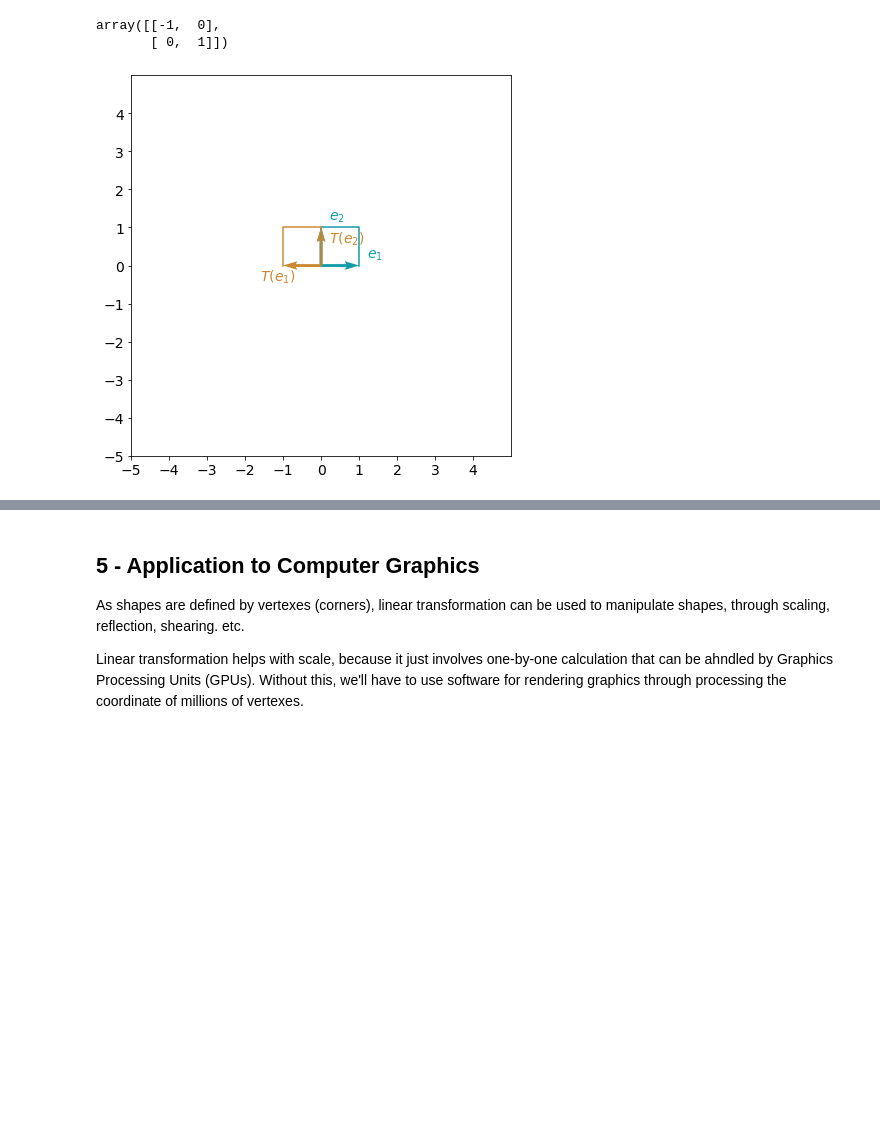
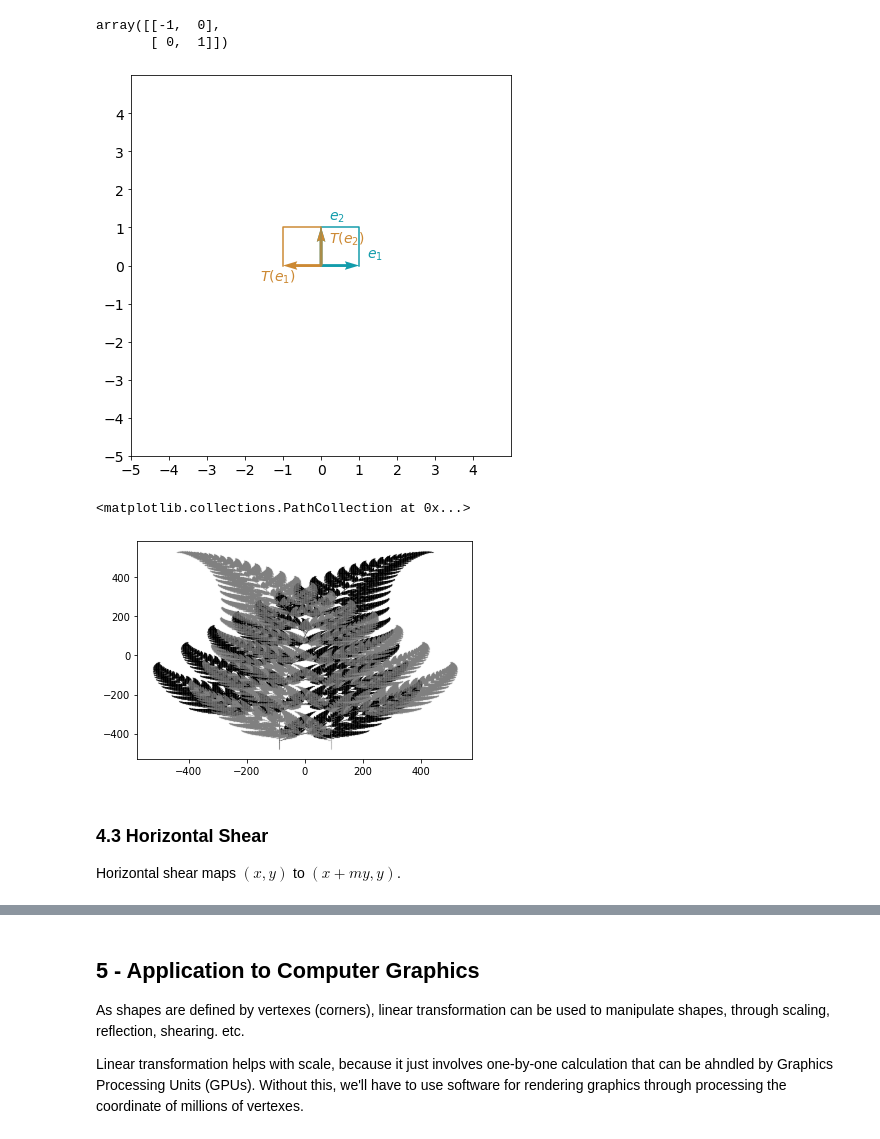
Before and after one commit to anbinh-bui/Linear-Algebra-DeepLearning.AI, a Jupyter notebook: Week 3-3.ipynb, the cells around one changed output, grey strips where cells are left out. Drawn from its saved outputs; the diff is of its cells as text; code cells hidden in the pictures; blank space fills up the shorter version.

```diff
--- a/Week 3-3.ipynb
+++ b/Week 3-3.ipynb
@@ -147,7 +159,14 @@ transform_vectors(T_vertical_reflection, e1, e2)
 # %% [output]
 array([[-1,  0],
        [ 0,  1]])
-# %%
-plot_transformation(T_vertical_reflection, e1, e2)
-# %% [output]
-[figure, removed]
+# %%
+plot_transformation(T_vertical_reflection, e1, e2)
+plt.scatter(img[0], img[1], s = 0.001, color = 'black')
+plt.scatter(T_vertical_reflection(img)[0], T_vertical_reflection(img)[1], s = 0.001, color = 'grey')
+# %% [output]
+[figure, added]
+<matplotlib.collections.PathCollection at 0x...>
+[figure, added]
+# %% [markdown]
+### 4.3 Horizontal Shear
+Horizontal shear maps $(x, y)$ to $(x + my, y)$.
```
Also changed, not shown: parts of 12 cells of this notebook, 2 other files.
